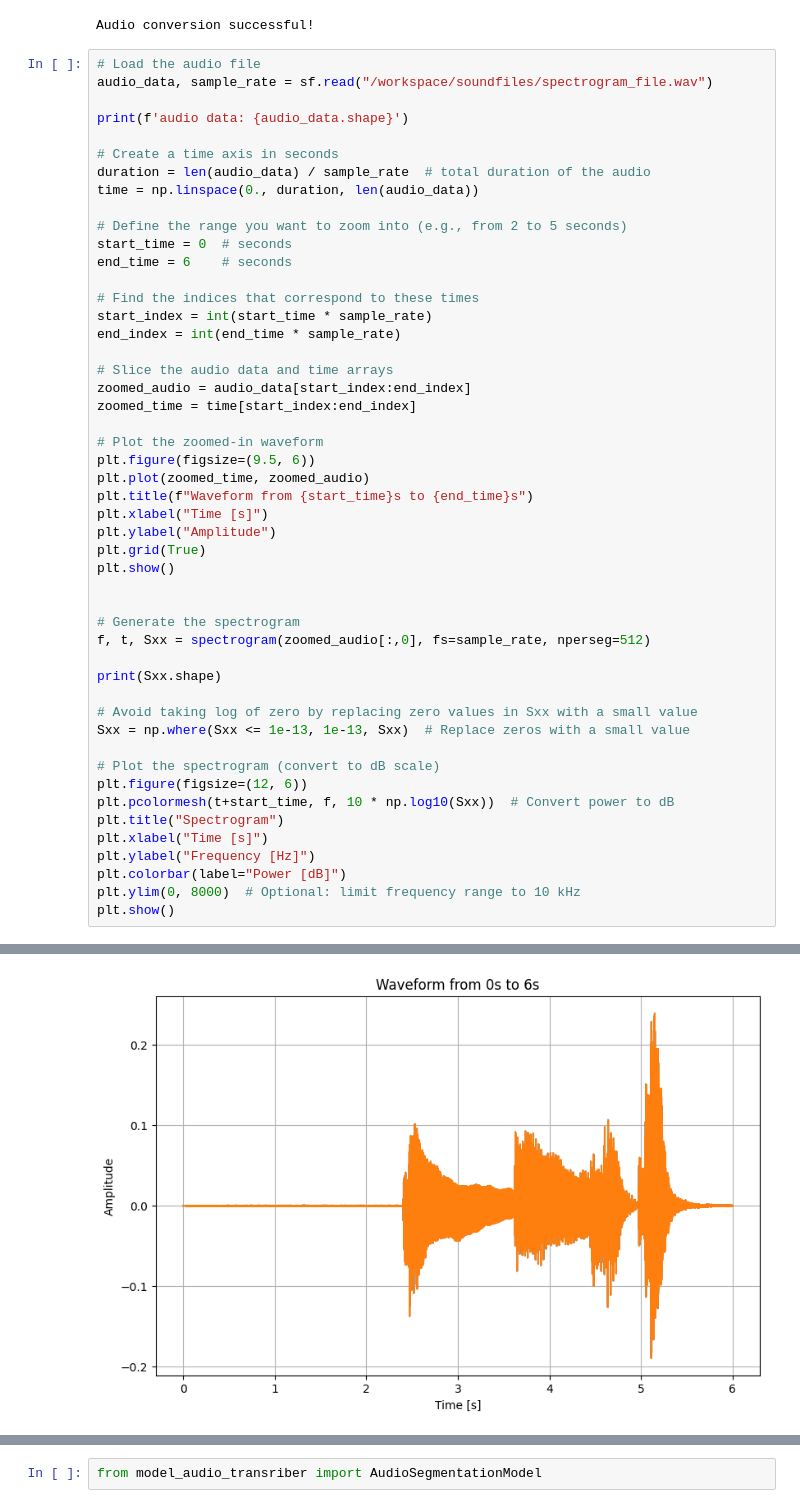
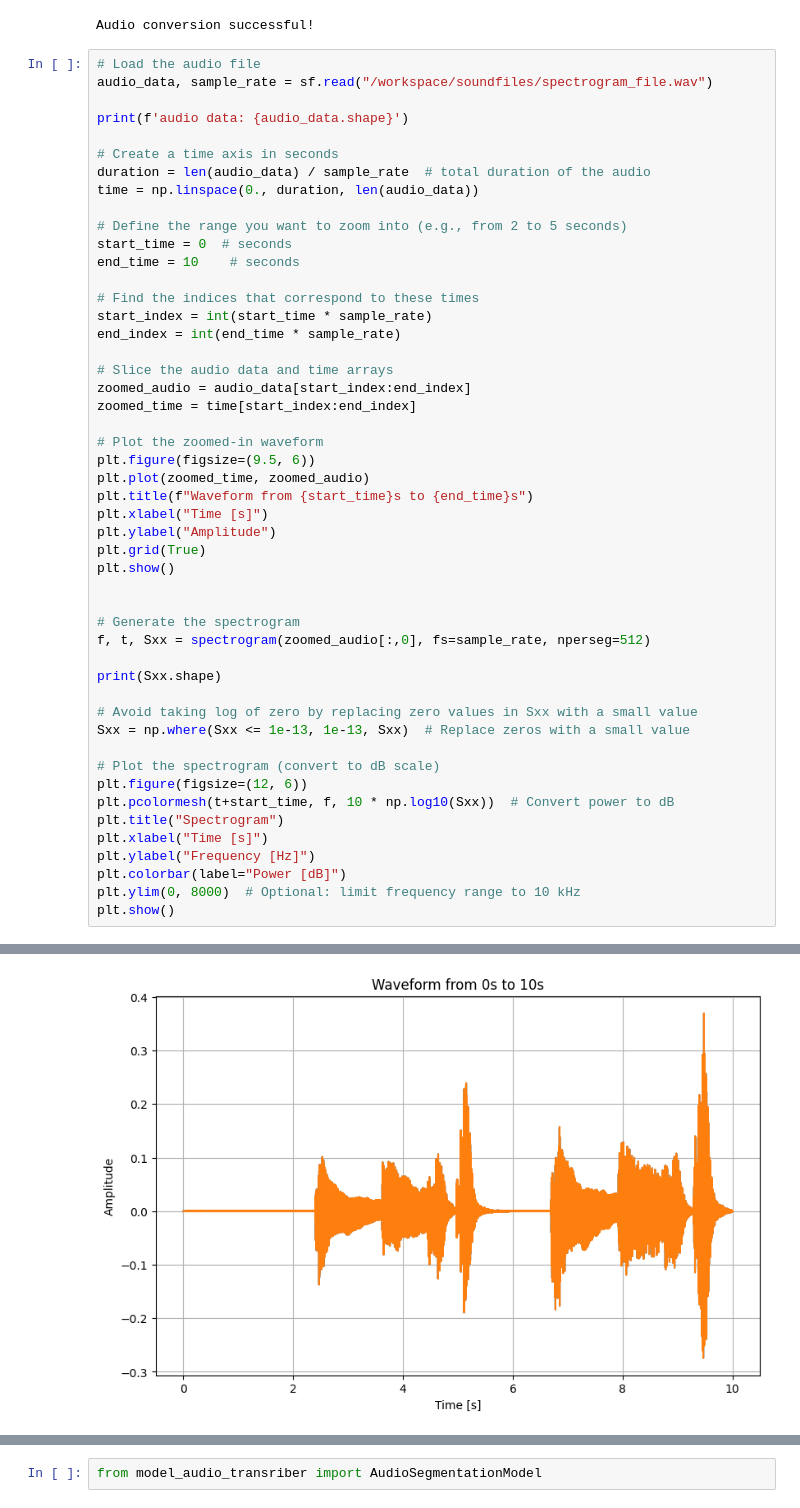
Before and after one commit to LucasSchneider94/Transcription, a Jupyter notebook: src/create_spectrogram.ipynb, the cells around one changed output, grey strips where cells are left out. Drawn from its saved outputs; the diff is of its cells as text.

```diff
--- a/src/create_spectrogram.ipynb
+++ b/src/create_spectrogram.ipynb
@@ -24,7 +24,7 @@ time = np.linspace(0., duration, len(audio_data))
 
 # Define the range you want to zoom into (e.g., from 2 to 5 seconds)
 start_time = 0  # seconds
-end_time = 6    # seconds
+end_time = 10    # seconds
 
 # Find the indices that correspond to these times
 start_index = int(start_time * sample_rate)
@@ -36,32 +36,32 @@ zoomed_time = time[start_index:end_index]
 
 # Plot the zoomed-in waveform
 plt.figure(figsize=(9.5, 6))
 plt.plot(zoomed_time, zoomed_audio)
 plt.title(f"Waveform from {start_time}s to {end_time}s")
 plt.xlabel("Time [s]")
 plt.ylabel("Amplitude")
 plt.grid(True)
 plt.show()
 
 
 # Generate the spectrogram
 f, t, Sxx = spectrogram(zoomed_audio[:,0], fs=sample_rate, nperseg=512)
 
 print(Sxx.shape)
 
 # Avoid taking log of zero by replacing zero values in Sxx with a small value
 Sxx = np.where(Sxx <= 1e-13, 1e-13, Sxx)  # Replace zeros with a small value
 
 # Plot the spectrogram (convert to dB scale)
 plt.figure(figsize=(12, 6))
 plt.pcolormesh(t+start_time, f, 10 * np.log10(Sxx))  # Convert power to dB
 plt.title("Spectrogram")
 plt.xlabel("Time [s]")
 plt.ylabel("Frequency [Hz]")
 plt.colorbar(label="Power [dB]")
 plt.ylim(0, 8000)  # Optional: limit frequency range to 10 kHz
 plt.show()
 # %% [output]
 audio data: (17631360, 2)
-[figure, old version]
+[figure, new version]
 (257, 590)
```
Also changed, not shown: parts of 7 cells of this notebook, 4 other files.
